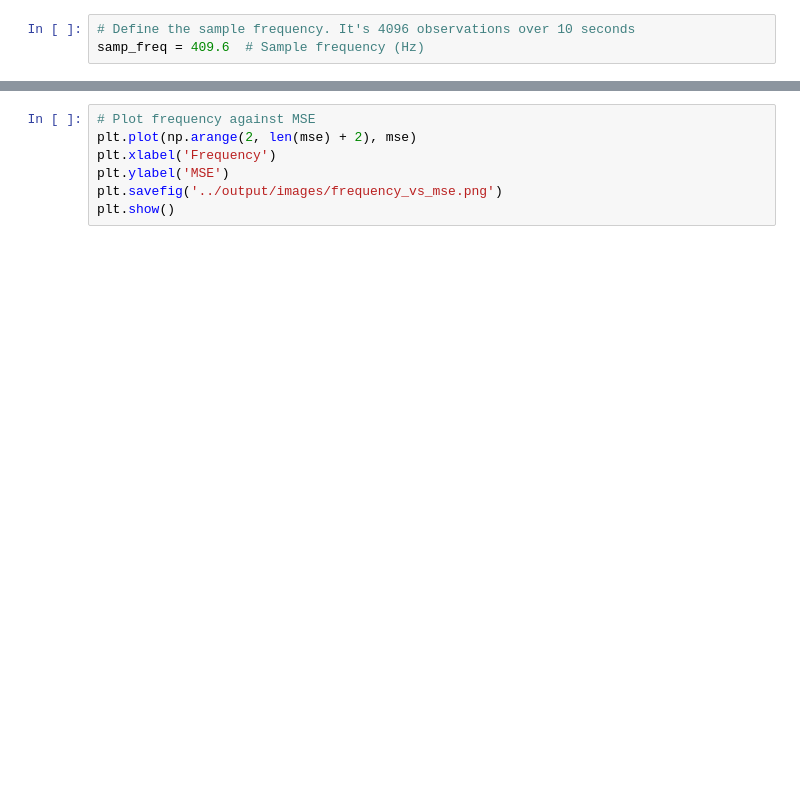
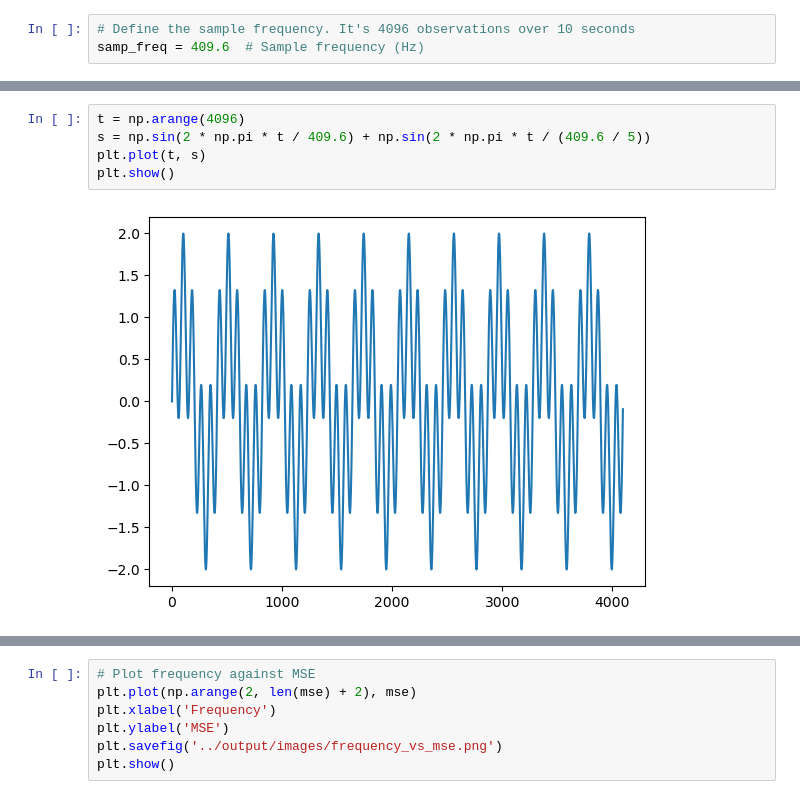
Before and after one commit to sanhitamj/ecg_unravel, a Jupyter notebook: notebooks/notch_pass.ipynb, the cells around one changed output, grey strips where cells are left out. Saved outputs shown, nothing was run; the diff lists cells and outputs as text; blank space fills up the shorter version.

```diff
--- a/notebooks/notch_pass.ipynb
+++ b/notebooks/notch_pass.ipynb
@@ -84,0 +149,7 @@ plt.show()
+# %%
+t = np.arange(4096)
+s = np.sin(2 * np.pi * t / 409.6) + np.sin(2 * np.pi * t / (409.6 / 5))
+plt.plot(t, s)
+plt.show()
+# %% [output]
+[figure, added]
```
Also changed, not shown: parts of 13 cells of this notebook, 1 other file.
